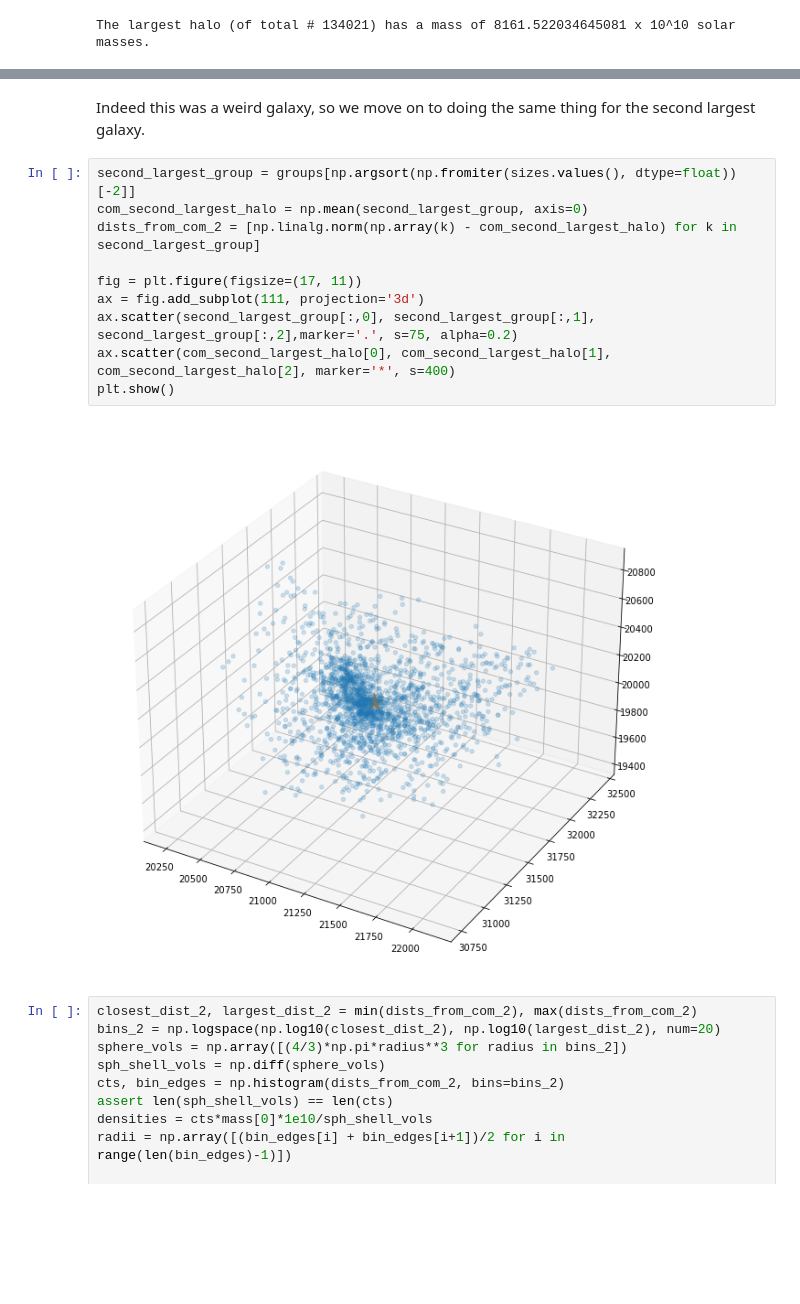
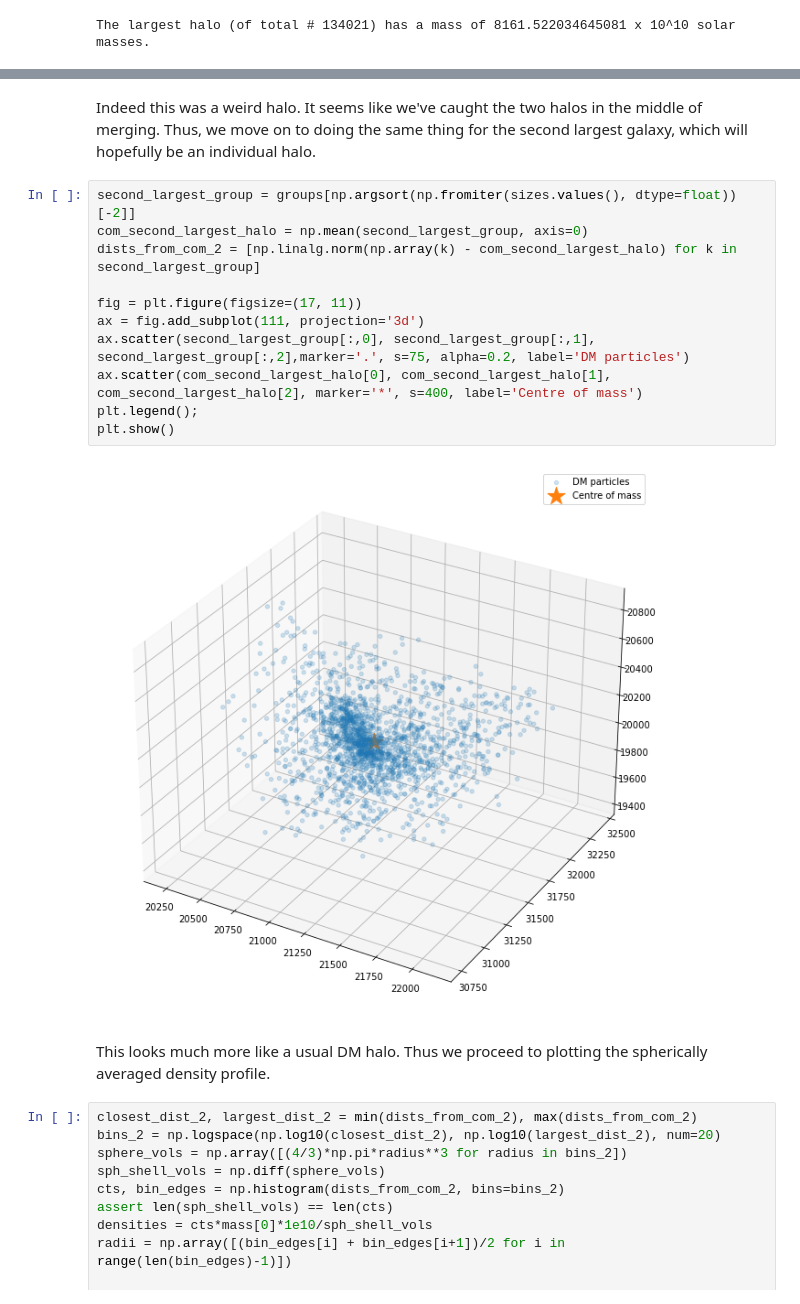
Before and after one commit to EthanMarx/astro_numerical_project, a Jupyter notebook: analysis.ipynb, the cells around one changed output, grey strips where cells are left out. Drawn from its saved outputs; the diff is of its cells as text; blank space fills up the shorter version.

```diff
--- a/analysis.ipynb
+++ b/analysis.ipynb
@@ -145,17 +153,20 @@ plt.show()
 # %% [markdown]
-Indeed this was a weird galaxy, so we move on to doing the same thing for the second largest galaxy.
+Indeed this was a weird halo. It seems like we've caught the two halos in the middle of merging. Thus, we move on to doing the same thing for the second largest galaxy, which will hopefully be an individual halo.
 # %%
 second_largest_group = groups[np.argsort(np.fromiter(sizes.values(), dtype=float))[-2]]
 com_second_largest_halo = np.mean(second_largest_group, axis=0)
 dists_from_com_2 = [np.linalg.norm(np.array(k) - com_second_largest_halo) for k in second_largest_group]
 
 fig = plt.figure(figsize=(17, 11))
 ax = fig.add_subplot(111, projection='3d')
-ax.scatter(second_largest_group[:,0], second_largest_group[:,1], second_largest_group[:,2],marker='.', s=75, alpha=0.2)
-ax.scatter(com_second_largest_halo[0], com_second_largest_halo[1], com_second_largest_halo[2], marker='*', s=400)
+ax.scatter(second_largest_group[:,0], second_largest_group[:,1], second_largest_group[:,2],marker='.', s=75, alpha=0.2, label='DM particles')
+ax.scatter(com_second_largest_halo[0], com_second_largest_halo[1], com_second_largest_halo[2], marker='*', s=400, label='Centre of mass')
+plt.legend();
 plt.show()
 # %% [output]
-[figure, old version]
+[figure, new version]
+# %% [markdown]
+This looks much more like a usual DM halo. Thus we proceed to plotting the spherically averaged density profile.
 # %%
 closest_dist_2, largest_dist_2 = min(dists_from_com_2), max(dists_from_com_2)
 bins_2 = np.logspace(np.log10(closest_dist_2), np.log10(largest_dist_2), num=20)
```
Also changed, not shown: parts of 9 cells of this notebook.
